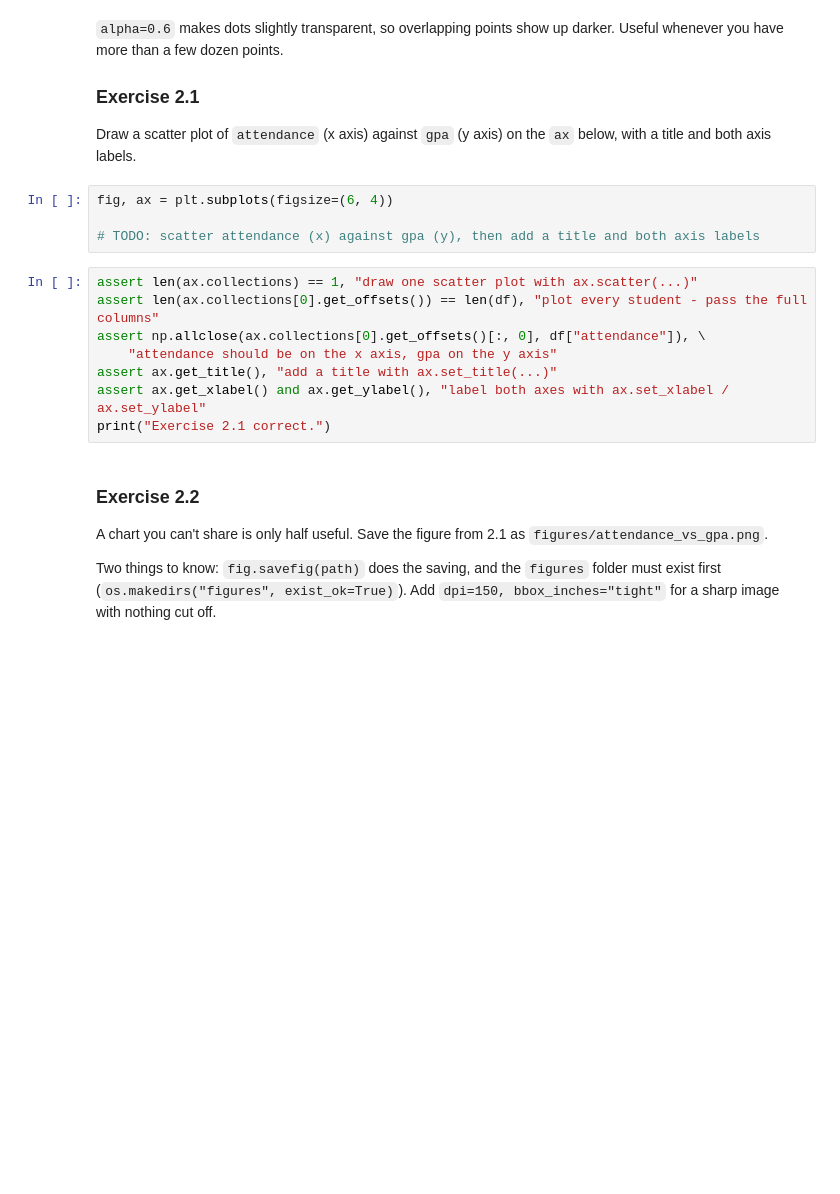
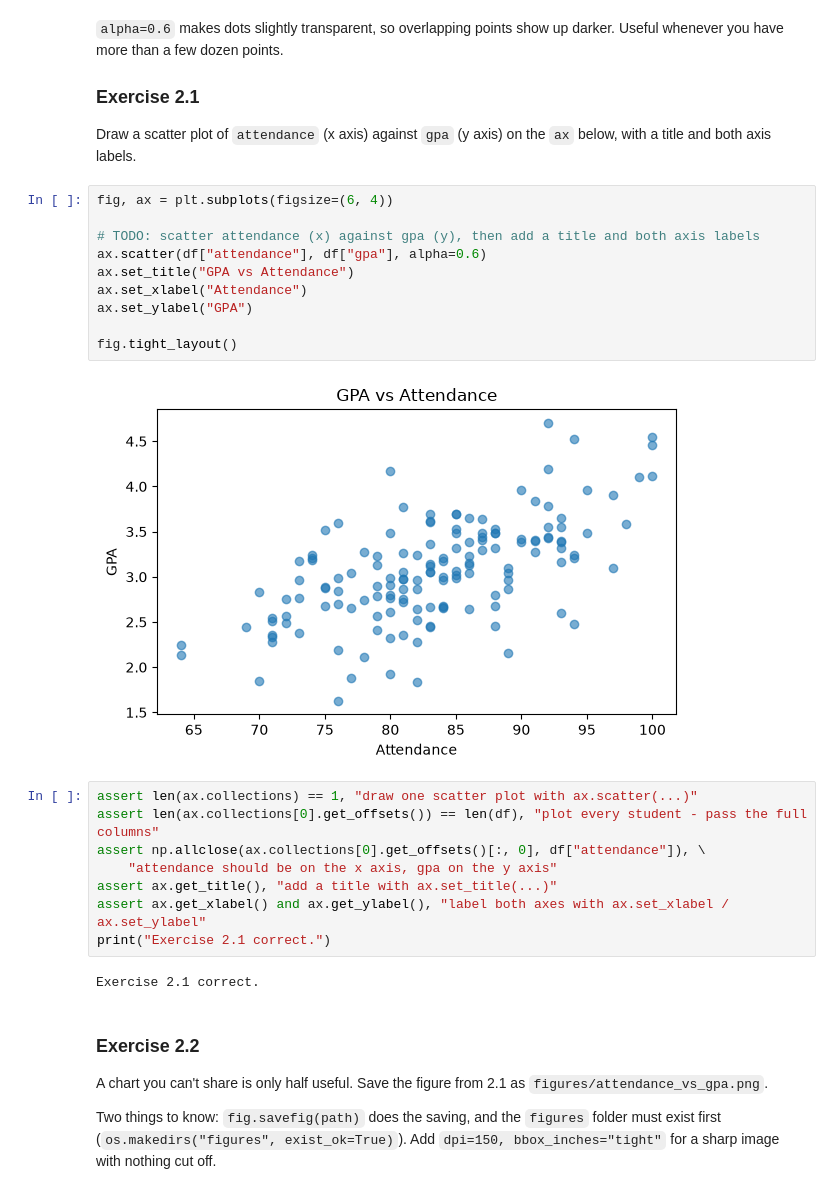
Before and after one commit to FajrAlsmail/arti303, a Jupyter notebook: lab06.ipynb, the cells around one changed output. Cells and saved outputs as stored; diff of their text form; blank space fills up the shorter version.

```diff
--- a/lab06.ipynb
+++ b/lab06.ipynb
@@ -281,7 +320,15 @@ the `ax` below, with a title and both axis labels.
 # %%
 fig, ax = plt.subplots(figsize=(6, 4))
 
 # TODO: scatter attendance (x) against gpa (y), then add a title and both axis labels
+ax.scatter(df["attendance"], df["gpa"], alpha=0.6)
+ax.set_title("GPA vs Attendance")
+ax.set_xlabel("Attendance")
+ax.set_ylabel("GPA")
+
+fig.tight_layout()
+# %% [output]
+[figure, added]
 # %%
 assert len(ax.collections) == 1, "draw one scatter plot with ax.scatter(...)"
 assert len(ax.collections[0].get_offsets()) == len(df), "plot every student - pass the full columns"
@@ -290,6 +337,8 @@ assert np.allclose(ax.collections[0].get_offsets()[:, 0], df["attendance"]), \
 assert ax.get_title(), "add a title with ax.set_title(...)"
 assert ax.get_xlabel() and ax.get_ylabel(), "label both axes with ax.set_xlabel / ax.set_ylabel"
 print("Exercise 2.1 correct.")
+# %% [output]
+Exercise 2.1 correct.
 # %% [markdown]
 ### Exercise 2.2
 A chart you can't share is only half useful. Save the figure from 2.1 as
```
Also changed, not shown: parts of 33 cells of this notebook, 2 other files.
